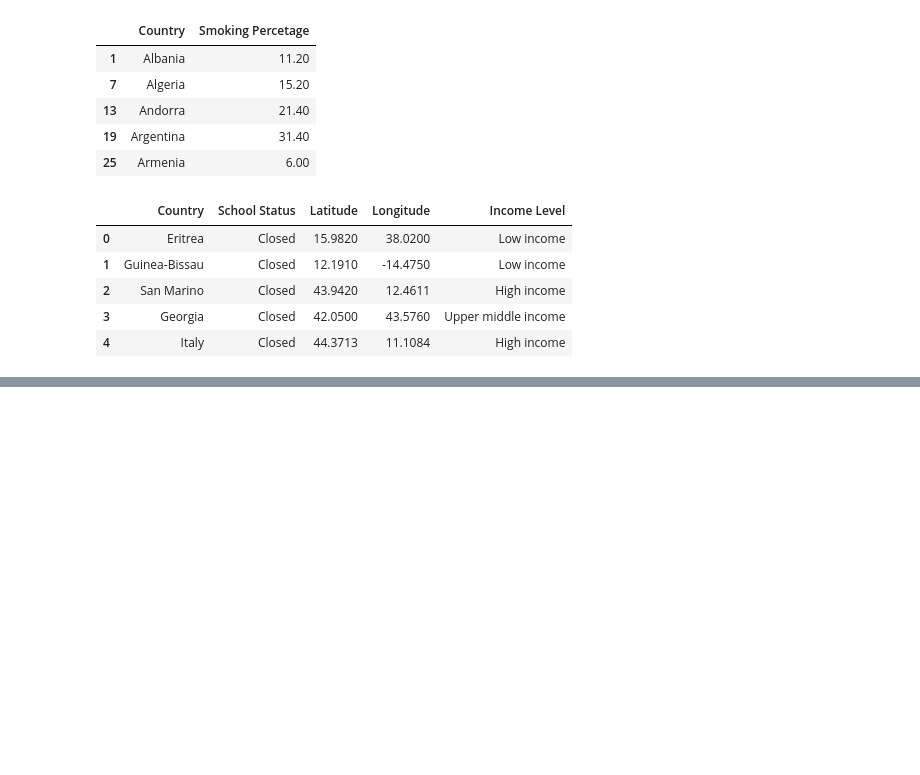
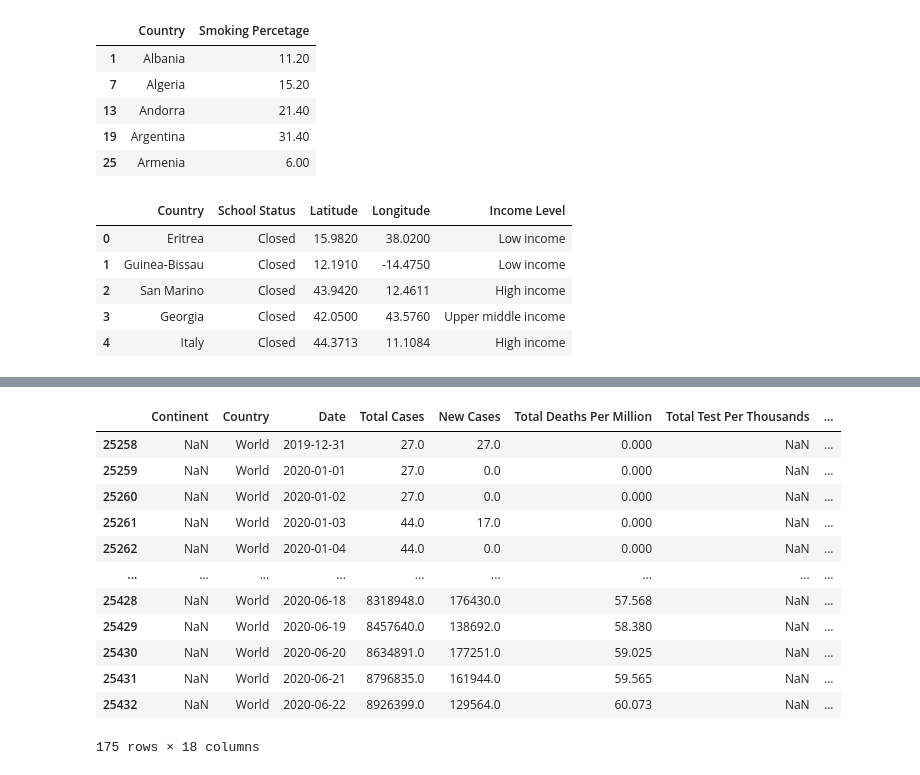
Before and after one commit to M-Agami/META-B, a Jupyter notebook: Coding/Coronavirus.ipynb, the cells around one changed output, grey strips where cells are left out. Cells and saved outputs as stored; diff of their text form; code cells hidden in the pictures; blank space fills up the shorter version.

```diff
--- a/Coding/Coronavirus.ipynb
+++ b/Coding/Coronavirus.ipynb
@@ -128,0 +132,17 @@ combined_df.head(200)
+# %%
+world_data = combined_df[combined_df['Country']=='World']
+world_data
+# %% [output]
+|  | Continent | Country | Date | Total Cases | New Cases | Total Deaths Per Million | Total Test Per Thousands | ... |
+| 25258 | NaN | World | 2019-12-31 | 27.0 | 27.0 | 0.000 | NaN | ... |
+| 25259 | NaN | World | 2020-01-01 | 27.0 | 0.0 | 0.000 | NaN | ... |
+| 25260 | NaN | World | 2020-01-02 | 27.0 | 0.0 | 0.000 | NaN | ... |
+| 25261 | NaN | World | 2020-01-03 | 44.0 | 17.0 | 0.000 | NaN | ... |
+| 25262 | NaN | World | 2020-01-04 | 44.0 | 0.0 | 0.000 | NaN | ... |
+| ... | ... | ... | ... | ... | ... | ... | ... | ... |
+| 25428 | NaN | World | 2020-06-18 | 8318948.0 | 176430.0 | 57.568 | NaN | ... |
+| 25429 | NaN | World | 2020-06-19 | 8457640.0 | 138692.0 | 58.380 | NaN | ... |
+| 25430 | NaN | World | 2020-06-20 | 8634891.0 | 177251.0 | 59.025 | NaN | ... |
+| 25431 | NaN | World | 2020-06-21 | 8796835.0 | 161944.0 | 59.565 | NaN | ... |
+| 25432 | NaN | World | 2020-06-22 | 8926399.0 | 129564.0 | 60.073 | NaN | ... |
+175 rows × 18 columns
```
Also changed, not shown: parts of 7 cells of this notebook.
